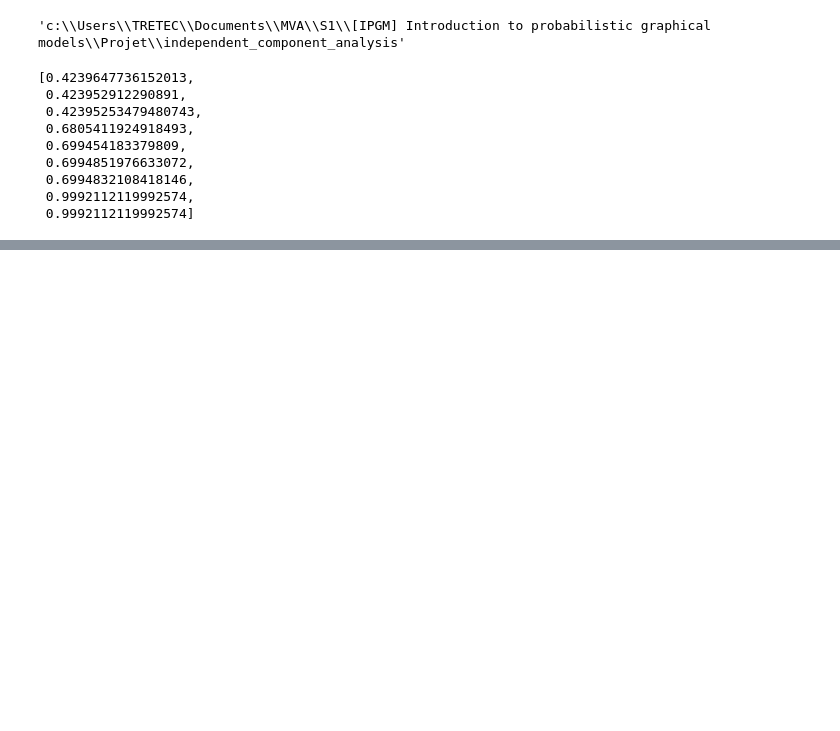
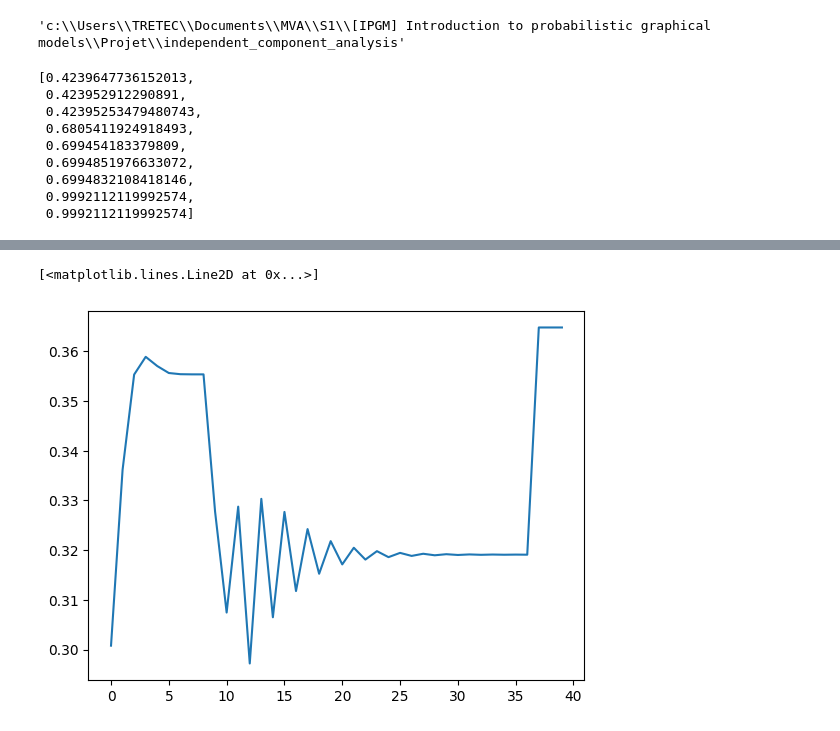
Before and after one commit to ylefay/independent_component_analysis, a Jupyter notebook: experiments/exp0_synthetic-signals/toy_sources.ipynb, the cells around one changed output, grey strips where cells are left out. Cells and saved outputs as stored; diff of their text form; code cells hidden in the pictures; blank space fills up the shorter version.

```diff
--- a/experiments/exp0_synthetic-signals/toy_sources.ipynb
+++ b/experiments/exp0_synthetic-signals/toy_sources.ipynb
@@ -259,0 +254,29 @@ with open(file_path, 'w') as file:
+# %%
+# Set seed for reproducibility
+np.random.seed(0)
+
+# Generate time samples
+t = np.linspace(0, 200, 1000)
+
+# Sources
+source_1 = np.sin(t*2)
+source_2 = 2 * (1.9*t % (2 * np.pi)) / (2 * np.pi) - 1  # Sawtooth wave approximation
+source_3 = np.random.random(len(t))
+
+# Stack sources to form S matrix
+S = np.array([source_1, source_2, source_3])
+
+# Mixing process
+A = np.array([[0.5, 1, 0.2],
+              [1, 0.5, 0.4],
+              [0.5, 0.8, 1]])
+
+# Mixed signals
+X = A @ S
+
+noise = np.random.standard_normal(X.shape)
+X = X + noise
+
+# Number of sources, samples, and signals
+n_sources, n_samples = S.shape
+n_signals = X.shape[0]
@@ -259,0 +305,9 @@ with open(file_path, 'w') as file:
+# %%
+# Center & whiten signals
+X, meanX, whiteM = centering_and_whitening(X)
+start_time=time.time()
+W, mcc = fast_ica(X, true_sources=S)
+end_time=time.time()
+print(f'Took {end_time-start_time} s to run')
+
+unMixed = np.dot(W,X)
@@ -259,0 +332,5 @@ with open(file_path, 'w') as file:
+# %%
+plt.plot(mcc)
+# %% [output]
+[<matplotlib.lines.Line2D at 0x...>]
+[figure, added]
```
Also changed, not shown: parts of 13 cells of this notebook, 15 other files.
